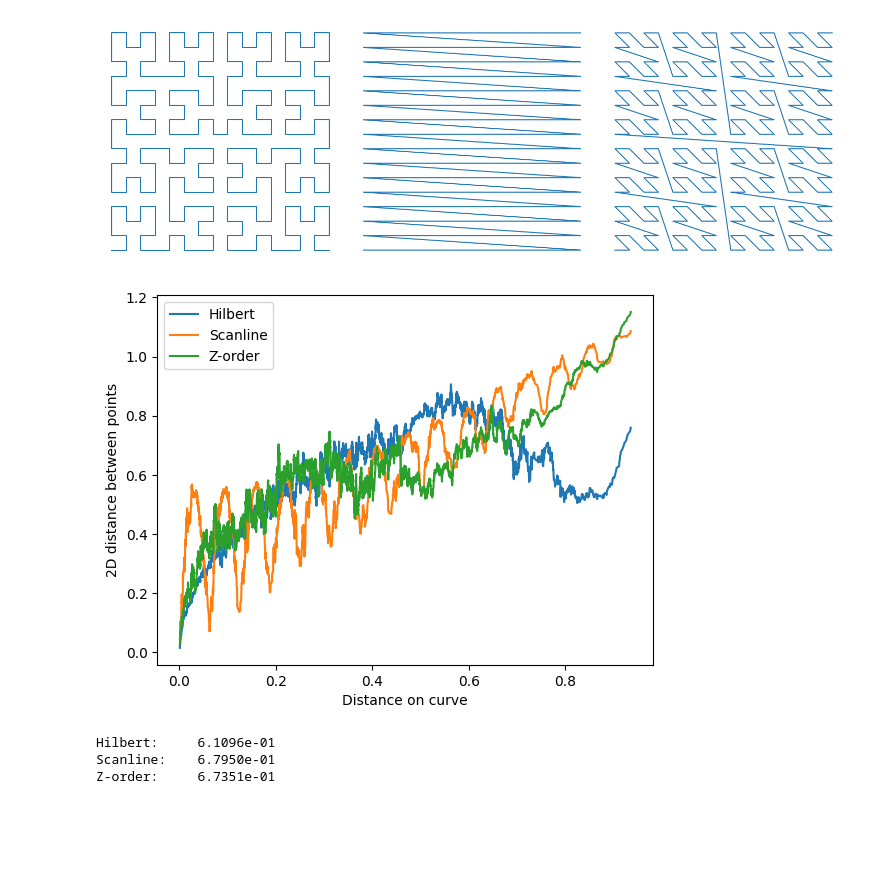
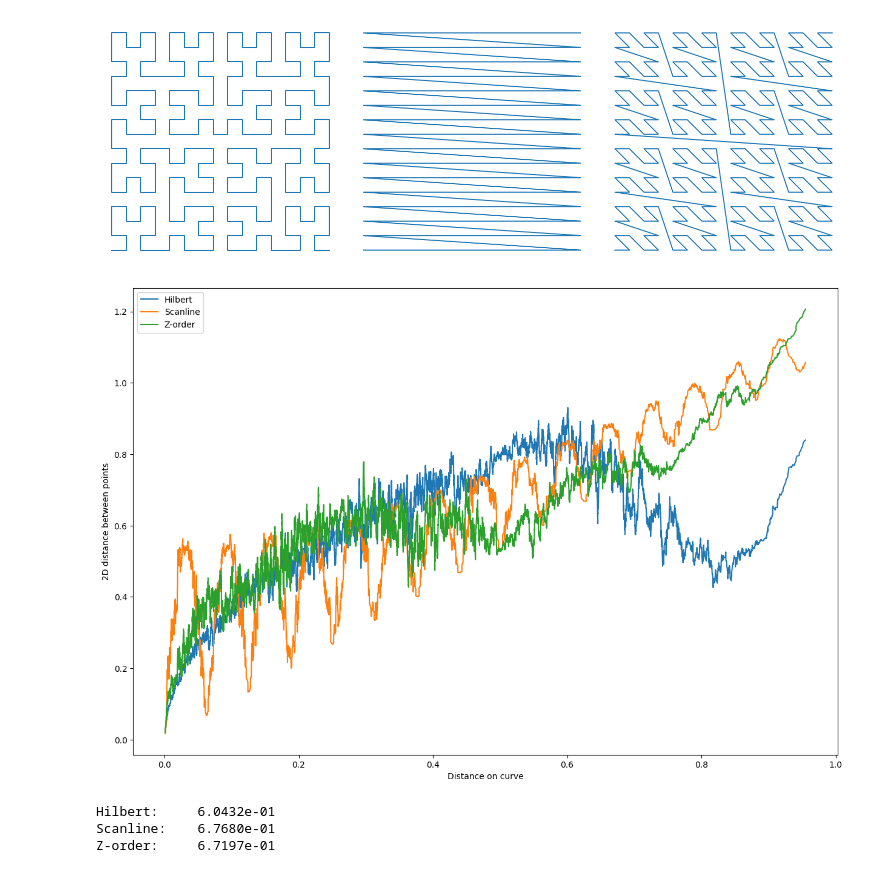
Before and after one commit to jacekkulma/fractal-prefix-image-format, a Jupyter notebook: report.ipynb, the cells around one changed output. Saved outputs shown, nothing was run; the diff lists cells and outputs as text; code cells hidden in the pictures; blank space fills up the shorter version.

```diff
--- a/report.ipynb
+++ b/report.ipynb
@@ -3,22 +42,15 @@
 # %%
-import numpy as np
-import matplotlib.pyplot as plt
-import generated_images
-
-from processor import FractalImageProcessor
-import curves
-
 processor = FractalImageProcessor(curves.HilbertCurve(), mipmap_strategy="average")
 prefix_lengths = [0.001, 0.01, 0.1, 0.5]
-images = [
+example_generated_images = [
     generated_images.checkerboard(256),
     generated_images.diagonal_stripes(256),
     generated_images.color_gradient(256),
     generated_images.radial_gradient(256),
     generated_images.concentric_circles(256)]
 
-_, ax = plt.subplots(len(prefix_lengths)+1, len(images), figsize=(15, 15))
-for i, image in enumerate(images):
+_, ax = plt.subplots(len(prefix_lengths)+1, len(example_generated_images), figsize=(15, 15))
+for i, image in enumerate(example_generated_images):
     ax[0, i].imshow(image)
     ax[0, i].axis('off')
 
@@ -34,13 +66,13 @@ plt.show()
 # %% [output]
 [figure]
 # %%
-import dataset_loader
 
 prefix_lengths = [0.001, 0.01, 0.1, 0.5]
-example_images = dataset_loader.load_images(5, random_seed=123)
+example_dataset_images = dataset_loader.load_images(5, random_seed=123)
+processor = FractalImageProcessor(curves.HilbertCurve(), mipmap_strategy="average")
 
-_, ax = plt.subplots(len(prefix_lengths)+1, len(example_images), figsize=(15, 15))
-for i, image in enumerate(example_images):
+_, ax = plt.subplots(len(prefix_lengths)+1, len(example_dataset_images), figsize=(15, 15))
+for i, image in enumerate(example_dataset_images):
     ax[0, i].imshow(image)
     ax[0, i].axis('off')
 
@@ -76,40 +106,40 @@ plt.show()
 # %% [output]
 [figure]
 # %%
-import analysis
-
 curves_by_name = {
     'Hilbert': curves.HilbertCurve(),
     'Scanline': curves.ScanlineCurve(),
     'Z-order': curves.ZOrderCurve()
 }
 
 curve_localities = {}
 for name, curve in curves_by_name.items():
     order = 4
-    dt, dxy = analysis.calculate_curve_locality(curve, order, n_samples=2500, seed=123)
+    dt, dxy = analysis.calculate_curve_locality(curve, order, n_samples=5000, seed=123)
     curve_localities[name] = (dt, dxy)
 
+_, ax = plt.subplots(1, 1, figsize=(15, 10))
 for name, (dt, dxy) in curve_localities.items():
     smoothing_window = 15
     smoothed_dxy = np.convolve(dxy, np.ones(smoothing_window*2+1)/(smoothing_window*2+1), mode='valid')
-    plt.plot(dt[smoothing_window:-smoothing_window], smoothed_dxy, label=name)
+    ax.plot(dt[smoothing_window:-smoothing_window], smoothed_dxy, label=name)
 
-plt.xlabel("Distance on curve")
-plt.ylabel("2D distance between points")
-plt.legend()
+ax.set_xlabel("Distance on curve")
+ax.set_ylabel("2D distance between points")
+ax.legend()
 plt.show()
+
+curve_localities_auc = {}
+for name, (dt, dxy) in curve_localities.items():
+    curve_localities_auc[name] = analysis.area_under_curve(dxy, dt)
+
+for name, auc in curve_localities_auc.items():
+    print(f"{(f"{name}:"):<12} {auc:0.4e}")
+
+pickle.dump(curve_localities, open(f"results/curve_localities_{time.time()}.pkl", "wb"))
 # %% [output]
-[figure, old version]
+[figure, new version]
+Hilbert:     6.0432e-01
+Scanline:    6.7680e-01
+Z-order:     6.7197e-01
-# %%
-curve_localities_auc = {}
-for name, (dt, dxy) in curve_localities.items():
-    curve_localities_auc[name] = analysis.area_under_curve(dxy, dt)
-
-for name, auc in curve_localities_auc.items():
-    print(f"{(f"{name}:"):<12} {auc:0.4e}")
-# %% [output]
-Hilbert:     6.1096e-01
-Scanline:    6.7950e-01
-Z-order:     6.7351e-01
 # %%
```
Also changed, not shown: parts of 6 cells of this notebook, 1 other file.
